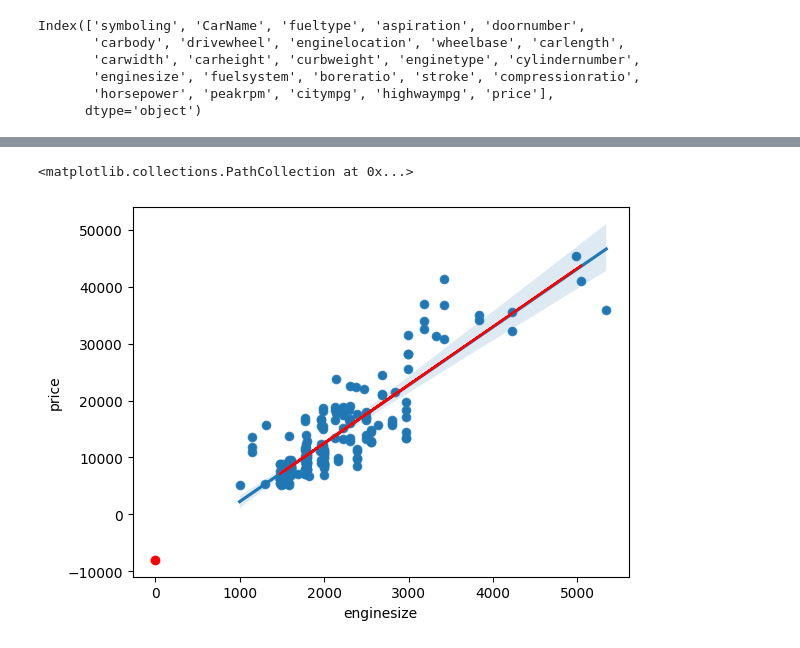
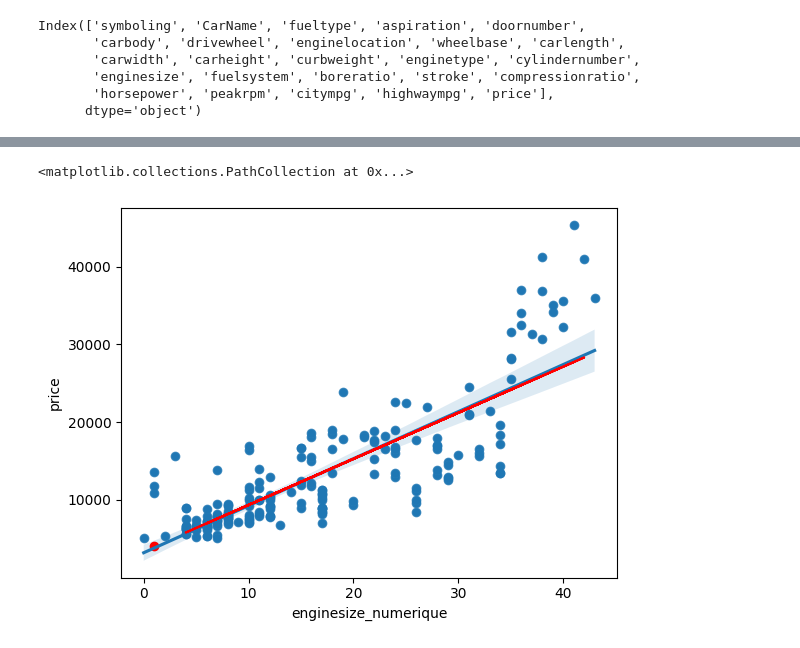
Before and after one commit to Slemdev/car_value, a Jupyter notebook: notebook/request.ipynb, the cells around one changed output, grey strips where cells are left out. Saved outputs shown, nothing was run; the diff lists cells and outputs as text; code cells hidden in the pictures.

```diff
--- a/notebook/request.ipynb
+++ b/notebook/request.ipynb
@@ -25,9 +26,9 @@ Index(['symboling', 'CarName', 'fueltype', 'aspiration', 'doornumber',
 # r = 6.382176e+07 / ( 7988.852332 * 6.886443	)
 # r
 # %%
-# nettoyage des données
+# nettoyage de la base dans le dataframe
 df[['marque', 'modele']] = df['CarName'].str.split(' ', n=1, expand=True)
-
+df.drop('CarName', axis=1, inplace=True)
 #correction des noms des marques
 df.replace(to_replace=['maxda'], value= 'mazda', inplace=True)
 df.replace(to_replace=['vokswagen'], value= 'volkswagen', inplace=True)
@@ -35,6 +36,8 @@ df.replace(to_replace=['vw'], value= 'volkswagen', inplace=True)
 df.replace(to_replace=['toyouta'], value= 'toyota', inplace=True)
 df.replace(to_replace=['Nissan'], value= 'nissan', inplace=True)
 df.replace(to_replace=['porcshce'], value= 'porsche', inplace=True)
+df.replace(to_replace=['100ls'], value= '100 ls', inplace=True)
+
 
 #convertion des mesures
 df['wheelbase'] = df['wheelbase'] * 2.54  # wheelbase : empattement en cm
@@ -43,3 +46,32 @@ df['carwidth'] = df['carwidth'] * 2.54  # carwidth : largeur en cm
 df['carheight'] = df['carheight'] * 2.54  # carheight : hauteur en cm
 df['curbweight'] = df['curbweight'] * 0.453592  # curbweight : poids à vide en kg
 df['enginesize'] = df['enginesize'] * 16.3871  # enginesize : cylindrée en cm³
+# %%
+
+# Créer une instance du LabelEncoder
+label_encoder = LabelEncoder()
+
+# Transformer les valeurs de la colonne "marque" en entiers numériques
+df['marque_numerique'] = label_encoder.fit_transform(df['marque'])
+df.drop('marque',axis=1, inplace=True)
+df['fueltype_numerique'] = label_encoder.fit_transform(df['fueltype'])
+df.drop('fueltype',axis=1, inplace=True)
+df['aspiration_numerique'] = label_encoder.fit_transform(df['aspiration'])
+df.drop('aspiration',axis=1, inplace=True)
+df['doornumber_numerique'] = label_encoder.fit_transform(df['doornumber'])
+df.drop('doornumber',axis=1, inplace=True)
+df['carbody_numerique'] = label_encoder.fit_transform(df['carbody'])
+df.drop('carbody',axis=1, inplace=True)
+df['drivewheel_numerique'] = label_encoder.fit_transform(df['drivewheel'])
+df.drop('drivewheel',axis=1, inplace=True)
+df['enginelocation_numerique'] = label_encoder.fit_transform(df['enginelocation'])
+df.drop('enginelocation',axis=1, inplace=True)
+df['enginetype_numerique'] = label_encoder.fit_transform(df['enginetype'])
+df.drop('enginetype',axis=1, inplace=True)
+df['cylindernumber_numerique'] = label_encoder.fit_transform(df['cylindernumber'])
+df.drop('cylindernumber',axis=1, inplace=True)
+df['enginesize_numerique'] = label_encoder.fit_transform(df['enginesize'])
+df.drop('enginesize',axis=1, inplace=True)
+df['fuelsystem_numerique'] = label_encoder.fit_transform(df['fuelsystem'])
+df.drop('fuelsystem',axis=1, inplace=True)
+df.head(10)
@@ -46,23 +92,23 @@ df['enginesize'] = df['enginesize'] * 16.3871  # enginesize : cylindrée en cm³
 # %%
 #creation du tablau seaborn
 
-sns.scatterplot(data=df, x="enginesize", y="price")
+sns.scatterplot(data=df, x="enginesize_numerique", y="price")
 
 regressor = LinearRegression()
-X_train, X_test, y_train, y_test = train_test_split(df[['enginesize']], df['price'], test_size=0.2, random_state=100)
+X_train, X_test, y_train, y_test = train_test_split(df[['enginesize_numerique']], df['price'], test_size=0.2, random_state=100)
 
 # Ajuster le modèle en utilisant les données d'apprentissage
 regressor.fit(X_train, y_train)
 # Faire des prédictions en utilisant les données de test
 y_pred = regressor.predict(X_test)
 
 
 #affichage du tracer
-sns.regplot(x='enginesize', y='price', data=df)
+sns.regplot(x='enginesize_numerique', y='price', data=df)
 plt.plot(X_test, y_pred, color='red')
 plt.scatter(1, regressor.predict([[1]]), color='red')
 # %% [output]
 <matplotlib.collections.PathCollection at 0x...>
-[figure, old version]
+[figure, new version]
 # %%
 model = LinearRegression()
```
Also changed, not shown: parts of 3 cells of this notebook, 1 other file.
